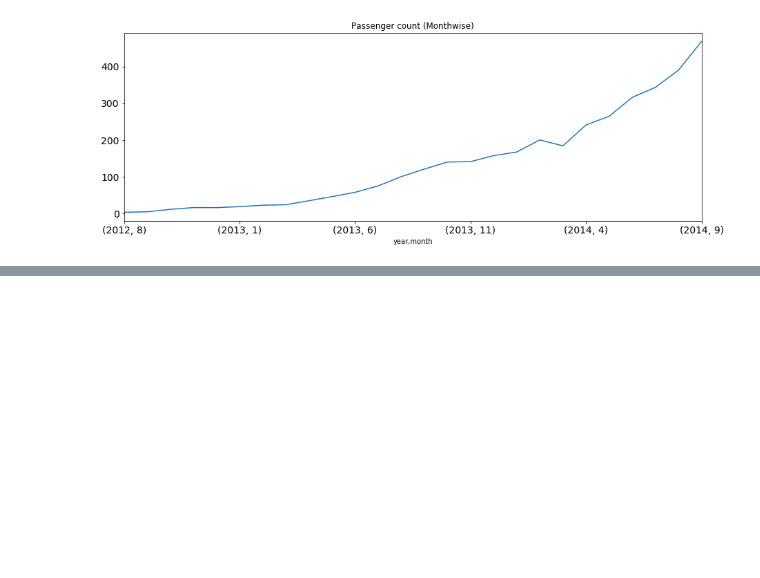
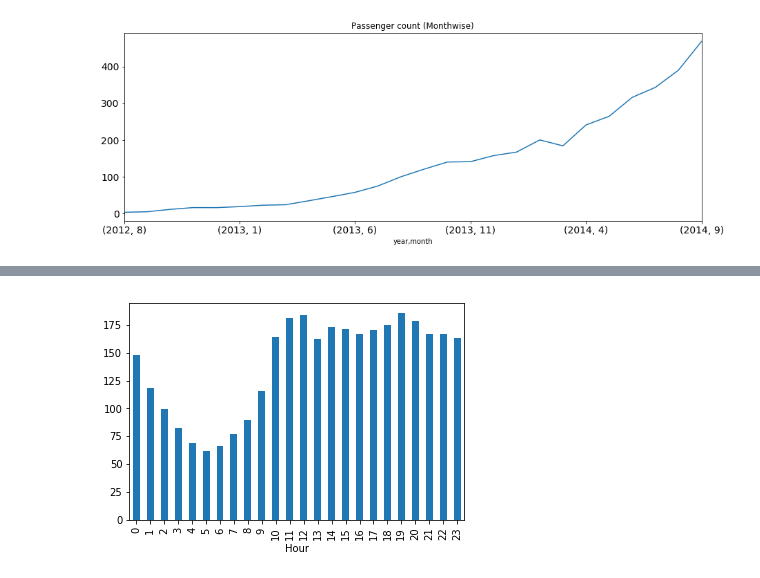
Before and after one commit to NilSagor/ml_kaggle, a Jupyter notebook: jetrail_timeseries/jetrail_timeseries.ipynb, the cells around one changed output, grey strips where cells are left out. Saved outputs shown, nothing was run; the diff lists cells and outputs as text; code cells hidden in the pictures; blank space fills up the shorter version.

```diff
--- a/jetrail_timeseries/jetrail_timeseries.ipynb
+++ b/jetrail_timeseries/jetrail_timeseries.ipynb
@@ -95,0 +100,4 @@ temp.plot(figsize = (15, 5), title = "Passenger count (Monthwise)", fontsize = 1
+# %%
+rail_train.groupby('Hour')['Count'].mean().plot.bar();
+# %% [output]
+[figure, added]
```
Also changed, not shown: parts of 9 cells of this notebook.
